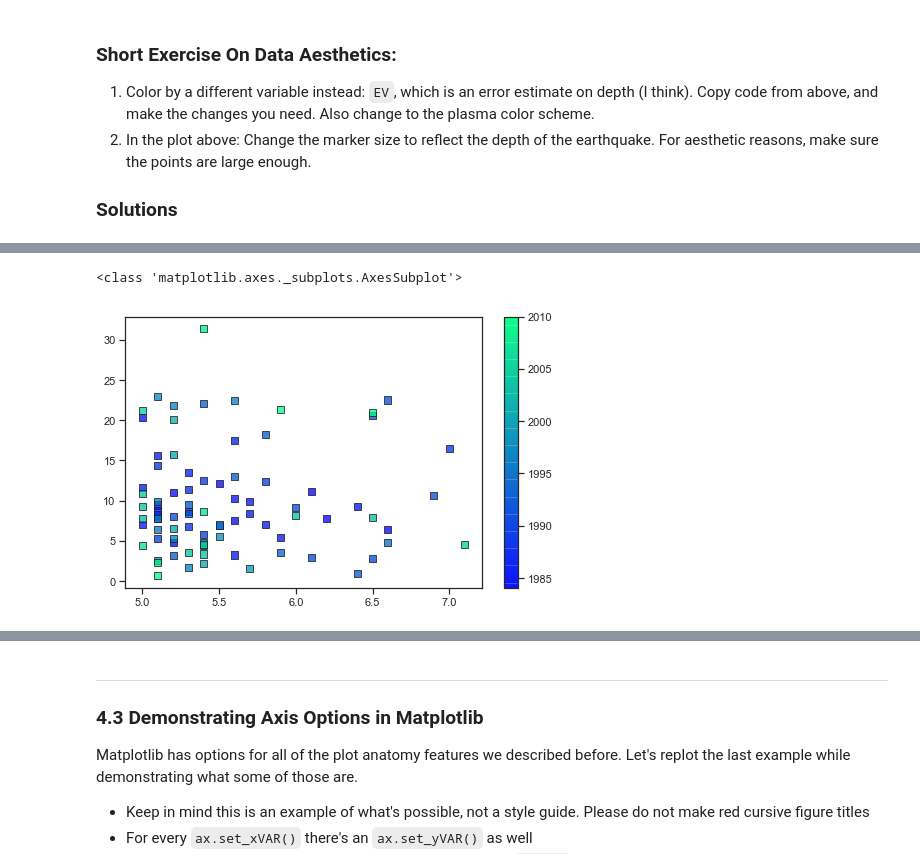
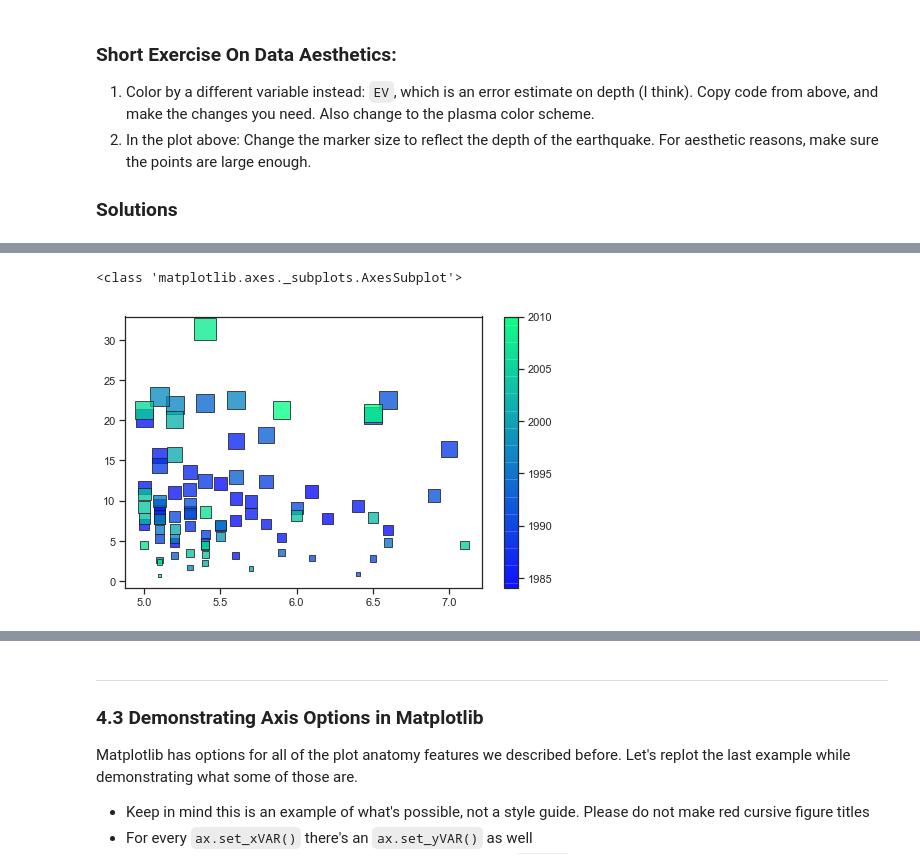
Before and after one commit to nuitrcs/pythonvisualization, a Jupyter notebook: plotting.ipynb, the cells around one changed output, grey strips where cells are left out. Cells and saved outputs as stored; diff of their text form; code cells hidden in the pictures.

```diff
--- a/plotting.ipynb
+++ b/plotting.ipynb
@@ -281,24 +305,24 @@ print(type(clrbar.ax)) # By default, calling plt.colorbar on a collection of pat
 # %%
 # matplotlib
 f, ax = plt.subplots()
 
 pts = ax.scatter(bigones['MAG'], bigones['DEP'], # data
            # s = marker size
-           s=50,
+           s=bigones['DEP']*15,
 
            # Marker = [s, ., o, *, v, ...]
            marker='s',
 
            # Adding an edge around the line and a bit of transparency can make it easier to distinguish overlapping   points
            edgecolors = 'k', lw = 1, alpha = .75,
 
            # c = Color
            c=bigones['YEAR'], # Here we use the year column to color the points
            cmap="winter") # color scheme: https://matplotlib.org/users/colormaps.html
 
 # Add colormap
 clrbar = plt.colorbar(pts); # Here we pass the scatter variable as the keyword argument
 print(type(clrbar.ax)) # By default, calling plt.colorbar on a collection of paths makes a new axis we can access that has the same methods as any other axis object.
 # %% [output]
 <class 'matplotlib.axes._subplots.AxesSubplot'>
-[figure, old version]
+[figure, new version]
```
Also changed, not shown: parts of 11 cells of this notebook.
